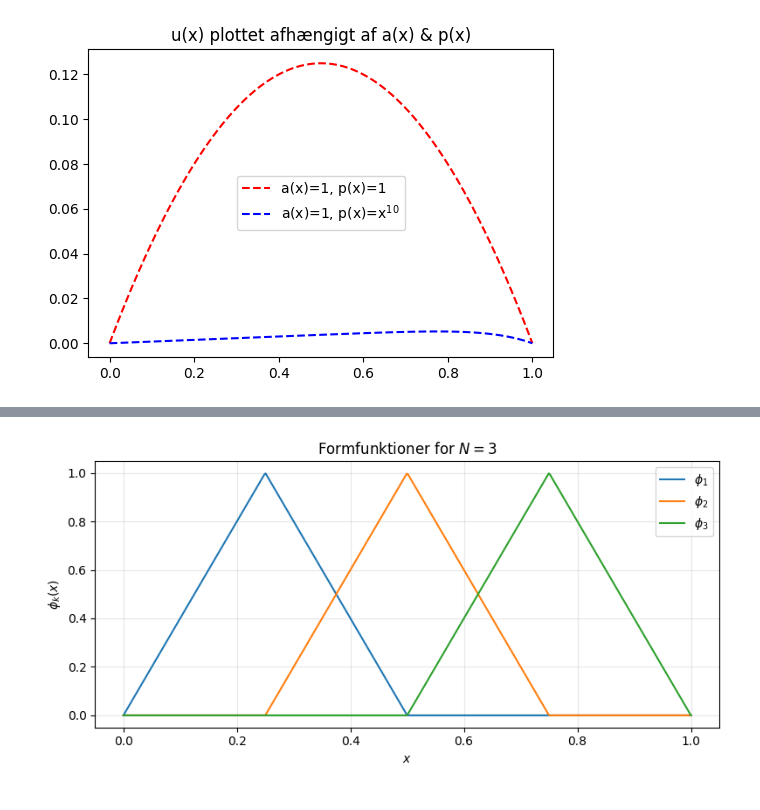
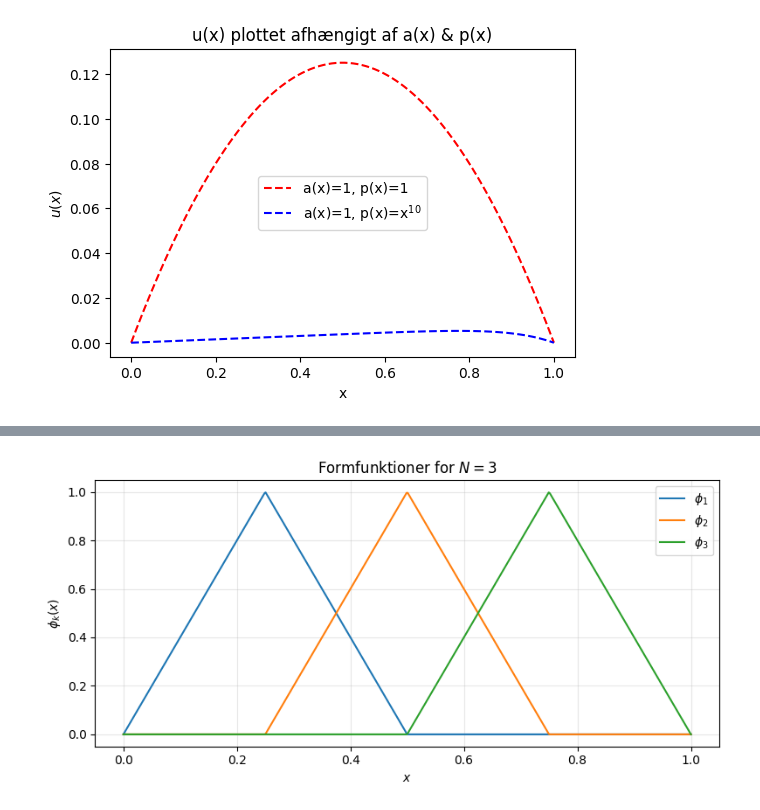
Before and after one commit to vivicodesacademically/Mat1b-projekt, a Jupyter notebook: Mixed_Code_Tasks.ipynb, the cells around one changed output, grey strips where cells are left out. Cells and saved outputs as stored; diff of their text form; code cells hidden in the pictures.

```diff
--- a/Mixed_Code_Tasks.ipynb
+++ b/Mixed_Code_Tasks.ipynb
@@ -1,28 +1,24 @@
 # %%
 import matplotlib.pyplot as plt
 import numpy as np
-# Opgave 3 forklarings graf
 plt.figure(figsize=(6, 4))
 x_values = np.linspace(0,1,100)
-def f(x):
-    return 5/12*x-1/2*x**2+1/12*x**4
 
-def g(x):
+def exact_u(x):
     return x*(1-x)/2
 
-def h(x):
+def localp_u(x):
     return 1/(11*12)*x - 1/(11*12)*x**10
 
-plt.plot(x_values,g(x_values),'r--', label="a(x)=1, p(x)=1")
-
-#plt.plot(x_values,g(x_values),'g--')
+plt.plot(x_values,exact_u(x_values),'r--', label="a(x)=1, p(x)=1")
 plt.title("u(x) plottet afhængigt af a(x) & p(x)")
-plt.plot(x_values,h(x_values),'b--', label="a(x)=1, p(x)=x$^1$$^0$")
+plt.plot(x_values,localp_u(x_values),'b--', label="a(x)=1, p(x)=x$^1$$^0$")
 plt.legend()
-
+plt.xlabel("x")
+plt.ylabel("$u(x)$")
 plt.show()
 # %% [output]
-[figure, old version]
+[figure, new version]
 # %%
 # Opgave 15 graph
 plt.figure(figsize=(6, 4))
```
Also changed, not shown: parts of 5 cells of this notebook, 2 other files.
